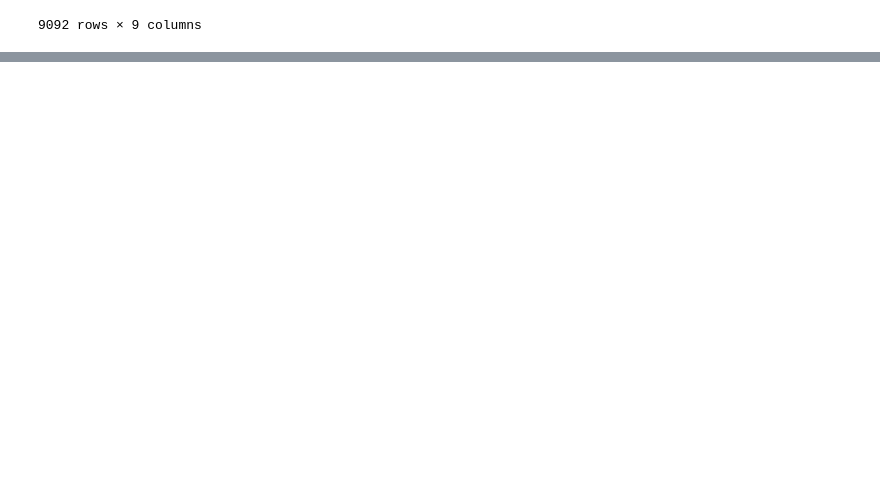
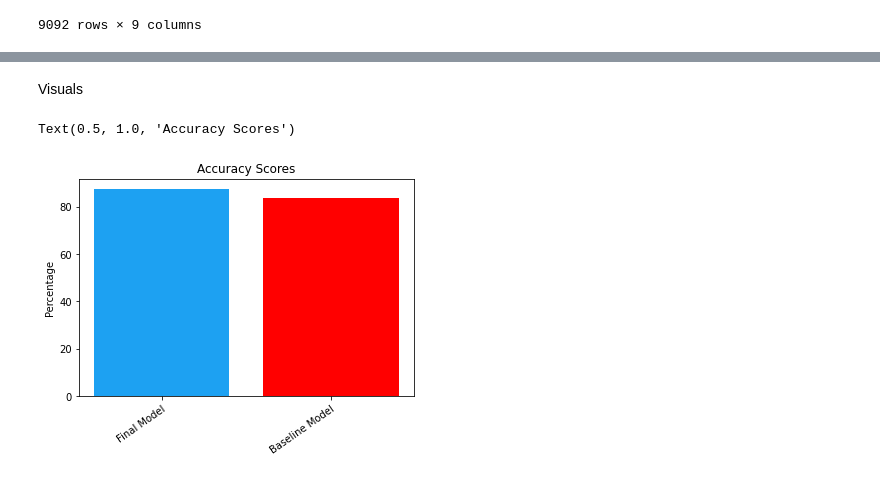
Before and after one commit to RaulCTorres/Twitter_NLP_analysis, a Jupyter notebook: Scratch_code/Terry_book_12_7.ipynb, the cells around one changed output, grey strips where cells are left out. Drawn from its saved outputs; the diff is of its cells as text; code cells hidden in the pictures; blank space fills up the shorter version.

```diff
--- a/Scratch_code/Terry_book_12_7.ipynb
+++ b/Scratch_code/Terry_book_12_7.ipynb
@@ -654,0 +1019,13 @@ IndexError: tuple index out of range
+# %% [markdown]
+Visuals
+# %%
+x_acc = ['Final Model', 'Baseline Model']
+y_acc = [87.485,83.577]
+plt.bar(x = x_acc, height = y_acc, color=['#1DA1F2', 'red'])
+plt.xticks(rotation=35, ha="right", rotation_mode='anchor')
+plt.ylabel('Percentage')
+plt.gca().yaxis.set_major_formatter(plt.matplotlib.ticker.StrMethodFormatter('{x:,.0f}'))
+plt.title("Accuracy Scores")
+# %% [output]
+Text(0.5, 1.0, 'Accuracy Scores')
+[figure, added]
```
Also changed, not shown: parts of 79 cells of this notebook, 4 other files.
